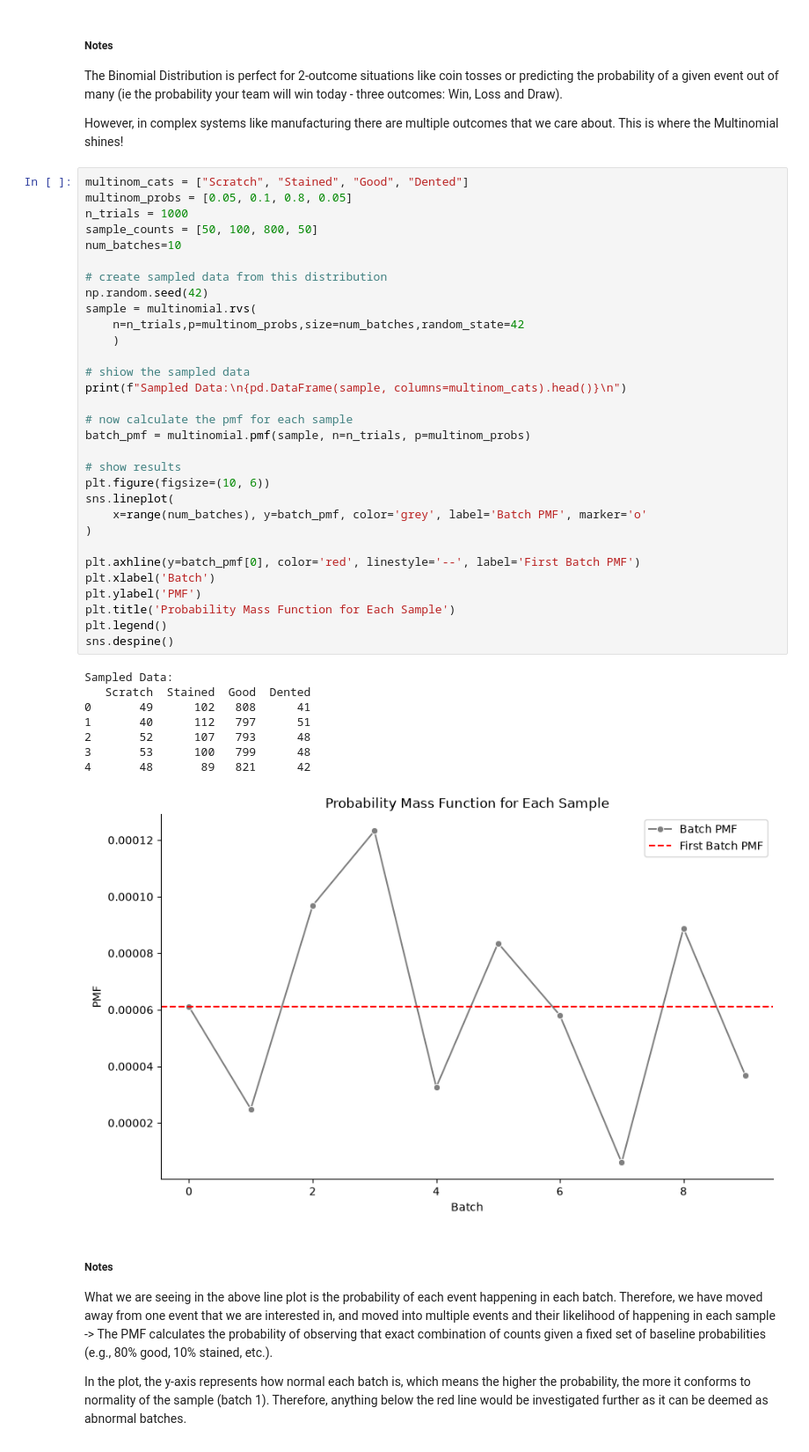
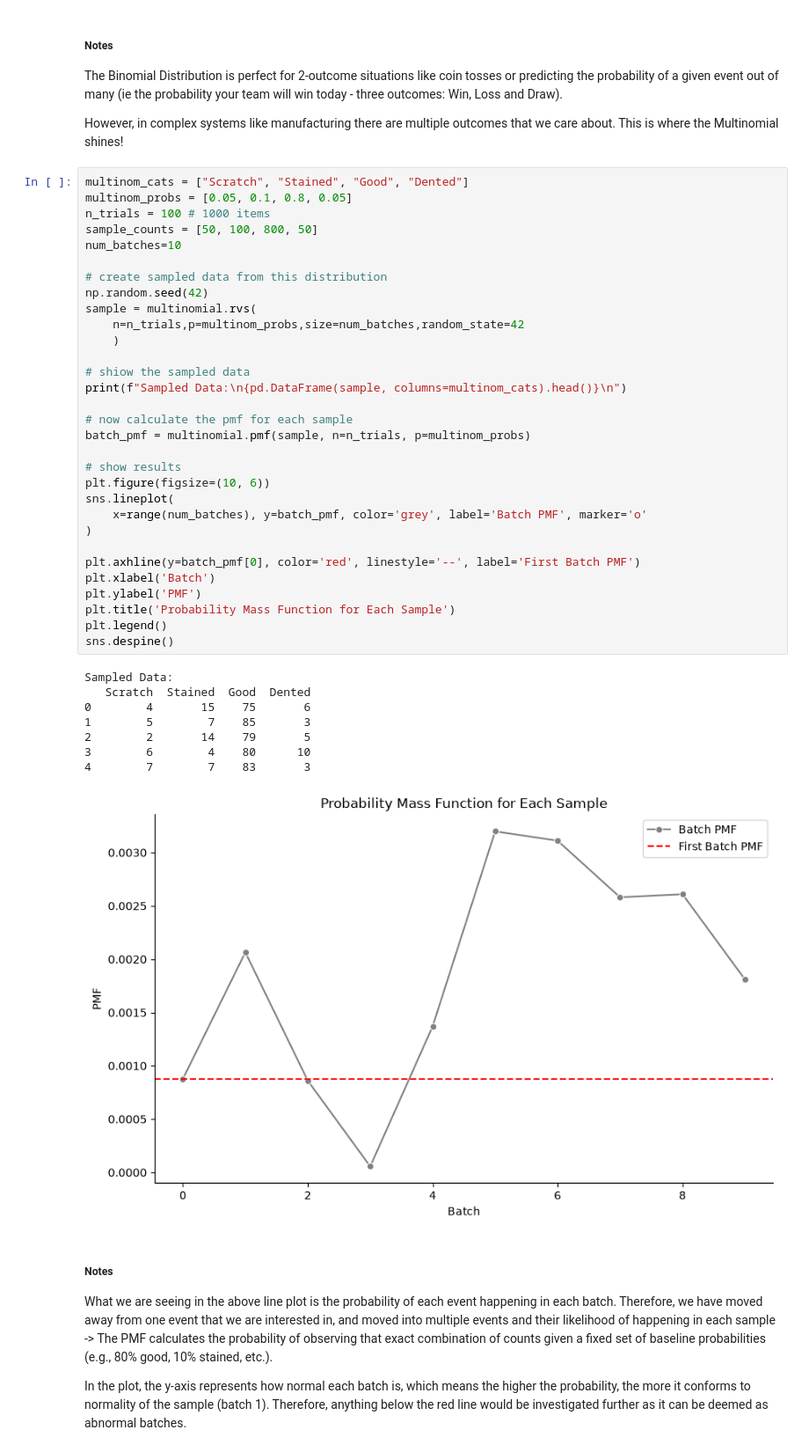
Before and after one commit to Cmay487/ML-and-Pattern-Recognition-by-Bishop-2008, a Jupyter notebook: Probability Distributions/Discrete Probability.ipynb, the cells around one changed output. Shown at 88% size. Drawn from its saved outputs; the diff is of its cells as text.

```diff
--- a/Probability Distributions/Discrete Probability.ipynb
+++ b/Probability Distributions/Discrete Probability.ipynb
@@ -37,43 +37,43 @@ However, in complex systems like manufacturing there are multiple outcomes that
 # %%
 multinom_cats = ["Scratch", "Stained", "Good", "Dented"]
 multinom_probs = [0.05, 0.1, 0.8, 0.05]
-n_trials = 1000
+n_trials = 100 # 1000 items
 sample_counts = [50, 100, 800, 50]
 num_batches=10
 
 # create sampled data from this distribution
 np.random.seed(42)
 sample = multinomial.rvs(
     n=n_trials,p=multinom_probs,size=num_batches,random_state=42
     )
 
 # shiow the sampled data
 print(f"Sampled Data:\n{pd.DataFrame(sample, columns=multinom_cats).head()}\n")
 
 # now calculate the pmf for each sample
 batch_pmf = multinomial.pmf(sample, n=n_trials, p=multinom_probs)
 
 # show results
 plt.figure(figsize=(10, 6))
 sns.lineplot(
     x=range(num_batches), y=batch_pmf, color='grey', label='Batch PMF', marker='o'
 )
 
 plt.axhline(y=batch_pmf[0], color='red', linestyle='--', label='First Batch PMF')
 plt.xlabel('Batch')
 plt.ylabel('PMF')
 plt.title('Probability Mass Function for Each Sample')
 plt.legend()
 sns.despine()
 # %% [output]
 Sampled Data:
    Scratch  Stained  Good  Dented
-0       49      102   808      41
-1       40      112   797      51
-2       52      107   793      48
-3       53      100   799      48
-4       48       89   821      42
+0        4       15    75       6
+1        5        7    85       3
+2        2       14    79       5
+3        6        4    80      10
+4        7        7    83       3
-[figure, old version]
+[figure, new version]
 # %% [markdown]
 ##### Notes
 
```
